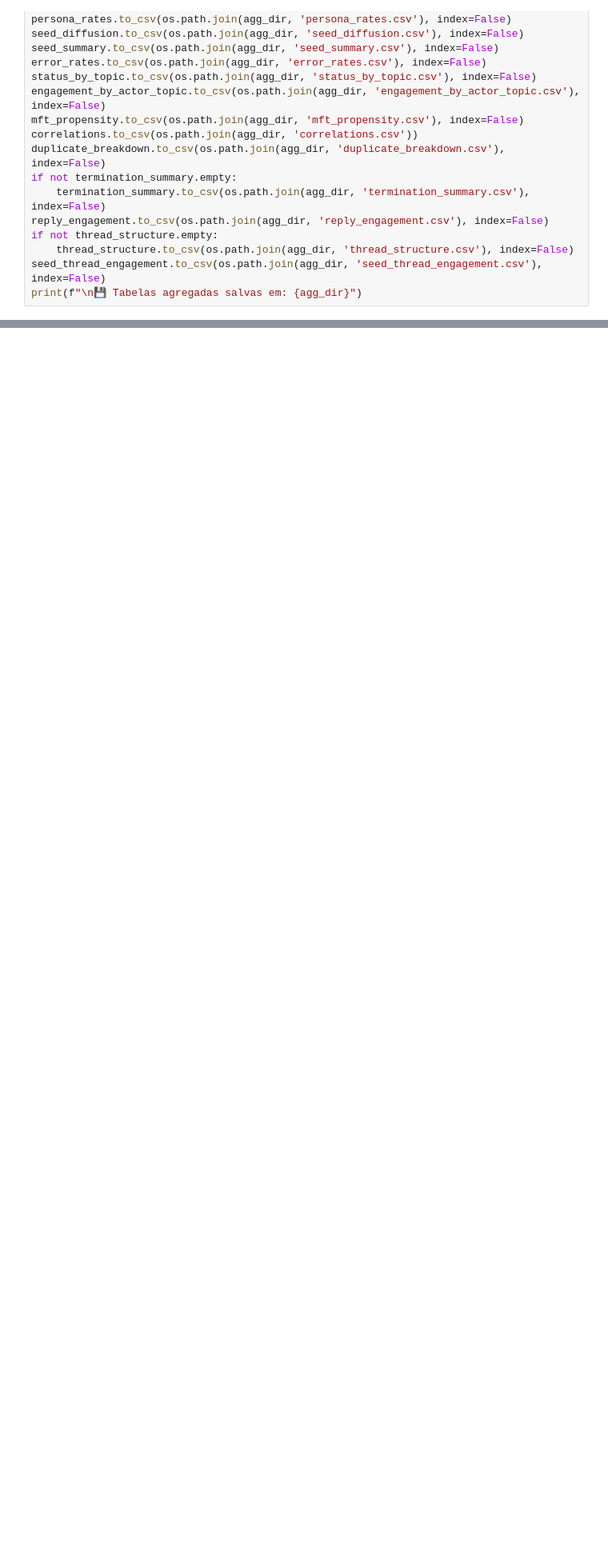
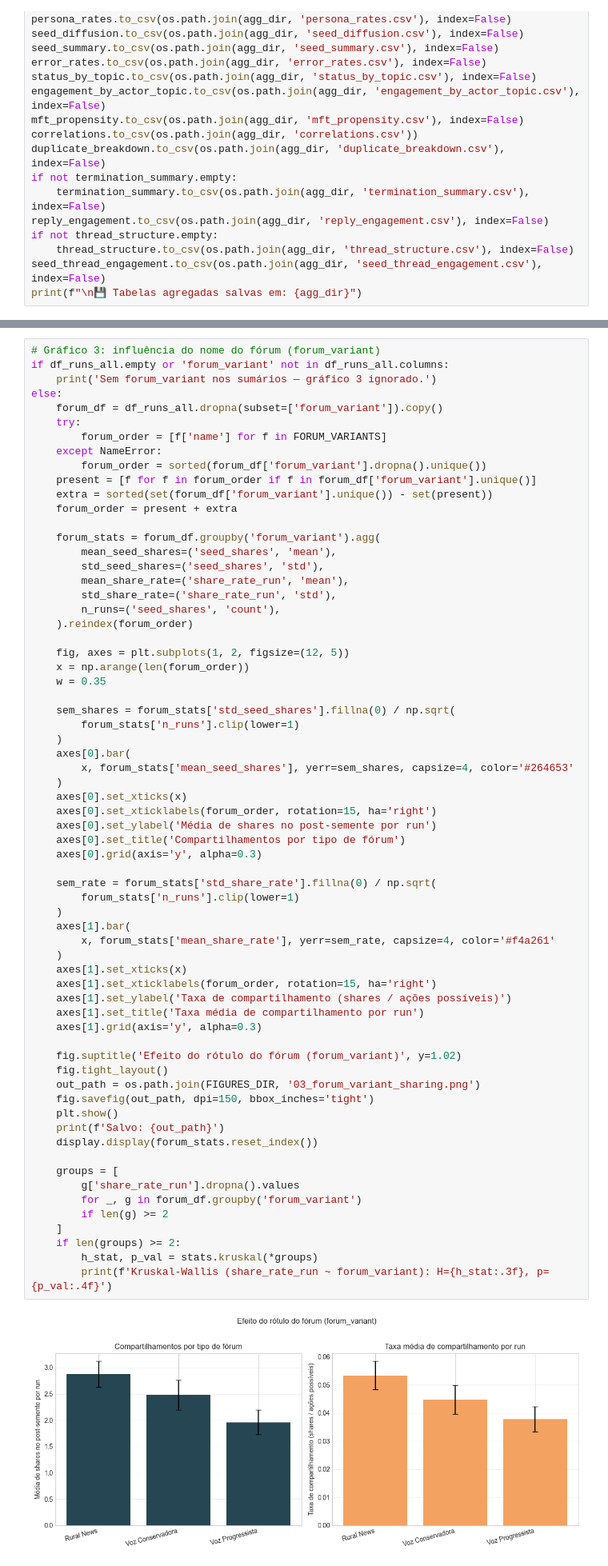
Before and after one commit to BrenosDias/concordia-mft, a Jupyter notebook: mft-social-media.ipynb, the cells around one changed output, grey strips where cells are left out. Shown at 80% size. Drawn from its saved outputs; the diff is of its cells as text; blank space fills up the shorter version.

```diff
--- a/mft-social-media.ipynb
+++ b/mft-social-media.ipynb
@@ -1115,0 +1352,68 @@ print(f"\n💾 Tabelas agregadas salvas em: {agg_dir}")
+# %%
+# Gráfico 3: influência do nome do fórum (forum_variant)
+if df_runs_all.empty or 'forum_variant' not in df_runs_all.columns:
+    print('Sem forum_variant nos sumários — gráfico 3 ignorado.')
+else:
+    forum_df = df_runs_all.dropna(subset=['forum_variant']).copy()
+    try:
+        forum_order = [f['name'] for f in FORUM_VARIANTS]
+    except NameError:
+        forum_order = sorted(forum_df['forum_variant'].dropna().unique())
+    present = [f for f in forum_order if f in forum_df['forum_variant'].unique()]
+    extra = sorted(set(forum_df['forum_variant'].unique()) - set(present))
+    forum_order = present + extra
+
+    forum_stats = forum_df.groupby('forum_variant').agg(
+        mean_seed_shares=('seed_shares', 'mean'),
+        std_seed_shares=('seed_shares', 'std'),
+        mean_share_rate=('share_rate_run', 'mean'),
+        std_share_rate=('share_rate_run', 'std'),
+        n_runs=('seed_shares', 'count'),
+    ).reindex(forum_order)
+
+    fig, axes = plt.subplots(1, 2, figsize=(12, 5))
+    x = np.arange(len(forum_order))
+    w = 0.35
+
+    sem_shares = forum_stats['std_seed_shares'].fillna(0) / np.sqrt(
+        forum_stats['n_runs'].clip(lower=1)
+    )
+    axes[0].bar(
+        x, forum_stats['mean_seed_shares'], yerr=sem_shares, capsize=4, color='#264653'
+    )
+    axes[0].set_xticks(x)
+    axes[0].set_xticklabels(forum_order, rotation=15, ha='right')
+    axes[0].set_ylabel('Média de shares no post-semente por run')
+    axes[0].set_title('Compartilhamentos por tipo de fórum')
+    axes[0].grid(axis='y', alpha=0.3)
+
+    sem_rate = forum_stats['std_share_rate'].fillna(0) / np.sqrt(
+        forum_stats['n_runs'].clip(lower=1)
+    )
+    axes[1].bar(
+        x, forum_stats['mean_share_rate'], yerr=sem_rate, capsize=4, color='#f4a261'
+    )
+    axes[1].set_xticks(x)
+    axes[1].set_xticklabels(forum_order, rotation=15, ha='right')
+    axes[1].set_ylabel('Taxa de compartilhamento (shares / ações possíveis)')
+    axes[1].set_title('Taxa média de compartilhamento por run')
+    axes[1].grid(axis='y', alpha=0.3)
+
+    fig.suptitle('Efeito do rótulo do fórum (forum_variant)', y=1.02)
+    fig.tight_layout()
+    out_path = os.path.join(FIGURES_DIR, '03_forum_variant_sharing.png')
+    fig.savefig(out_path, dpi=150, bbox_inches='tight')
+    plt.show()
+    print(f'Salvo: {out_path}')
+    display.display(forum_stats.reset_index())
+
+    groups = [
+        g['share_rate_run'].dropna().values
+        for _, g in forum_df.groupby('forum_variant')
+        if len(g) >= 2
+    ]
+    if len(groups) >= 2:
+        h_stat, p_val = stats.kruskal(*groups)
+        print(f'Kruskal-Wallis (share_rate_run ~ forum_variant): H={h_stat:.3f}, p={p_val:.4f}')
+# %% [output]
+[figure, added]
```
Also changed, not shown: parts of 8 cells of this notebook, 3 other files.
